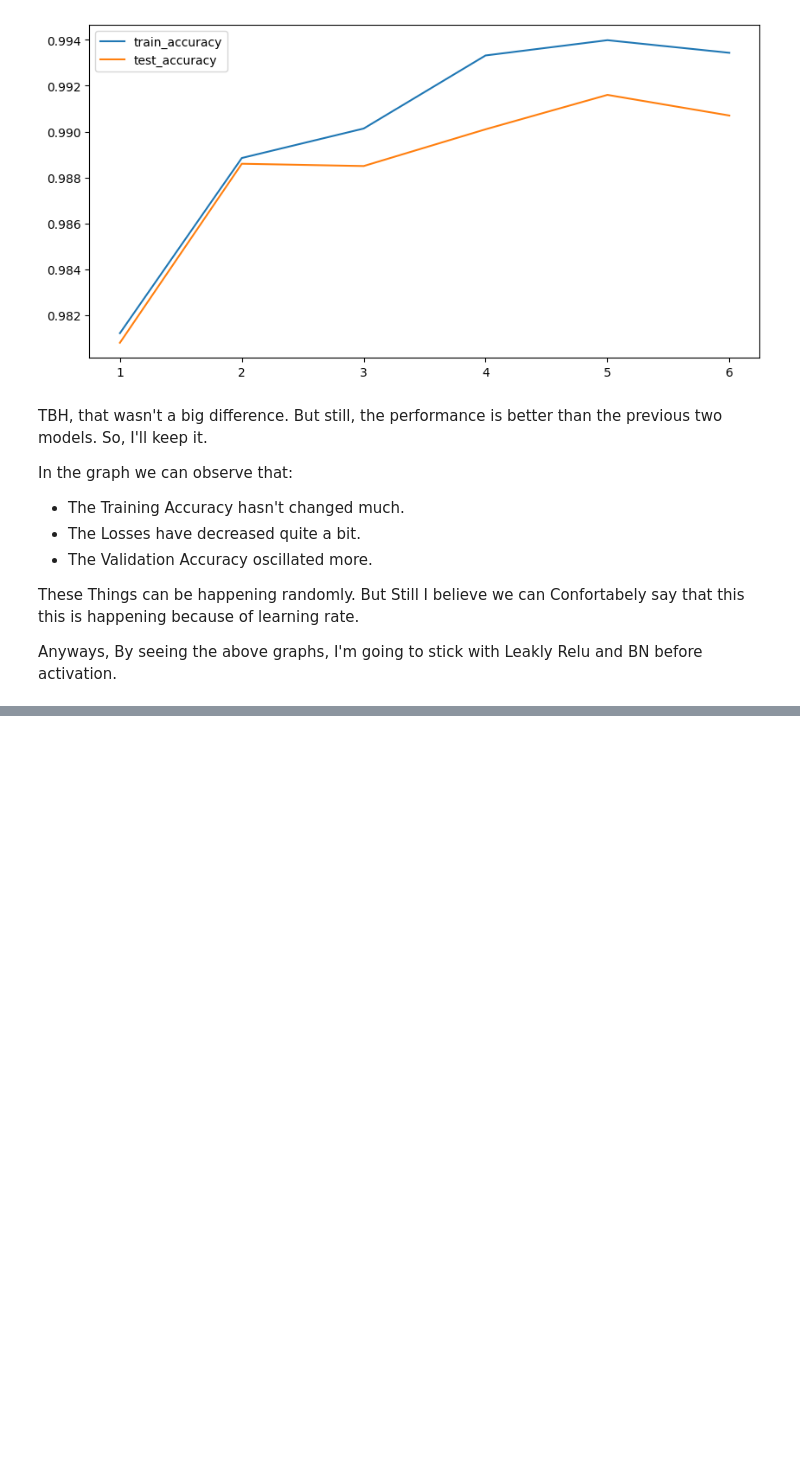
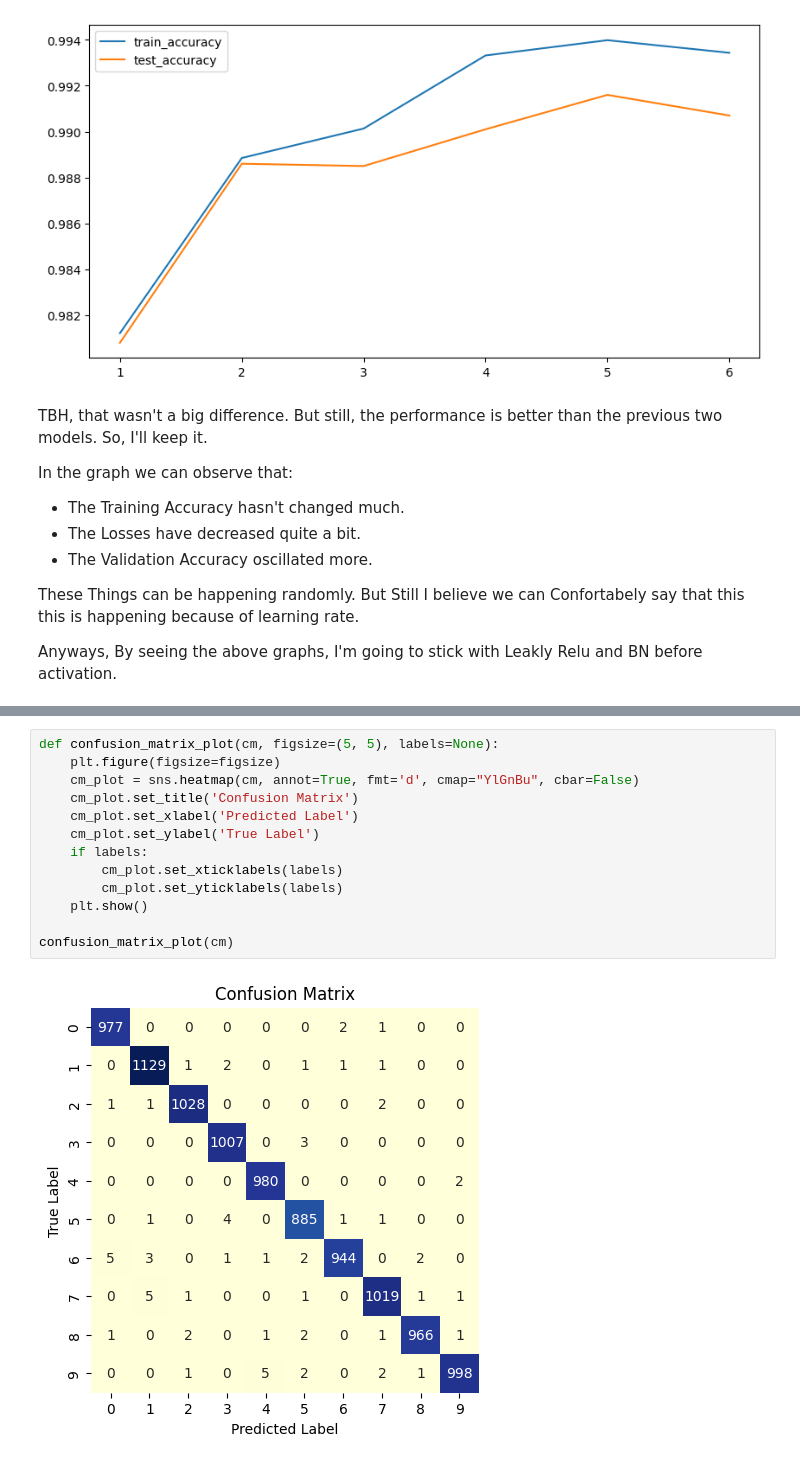
Before and after one commit to aka-vm/Hello-CV, a Jupyter notebook: MNIST-Digit 8k params/Version 2.ipynb, the cells around one changed output, grey strips where cells are left out. Cells and saved outputs as stored; diff of their text form; blank space fills up the shorter version.

```diff
--- a/MNIST-Digit 8k params/Version 2.ipynb
+++ b/MNIST-Digit 8k params/Version 2.ipynb
@@ -660,0 +733,15 @@ print(f"5th epoch test accuracy: {history_df['test_accuracy'][5]}")
+# %%
+def confusion_matrix_plot(cm, figsize=(5, 5), labels=None):
+    plt.figure(figsize=figsize)
+    cm_plot = sns.heatmap(cm, annot=True, fmt='d', cmap="YlGnBu", cbar=False)
+    cm_plot.set_title('Confusion Matrix')
+    cm_plot.set_xlabel('Predicted Label')
+    cm_plot.set_ylabel('True Label')
+    if labels:
+        cm_plot.set_xticklabels(labels)
+        cm_plot.set_yticklabels(labels)
+    plt.show()
+
+confusion_matrix_plot(cm)
+# %% [output]
+[figure, added]
```
Also changed, not shown: parts of 18 cells of this notebook.
